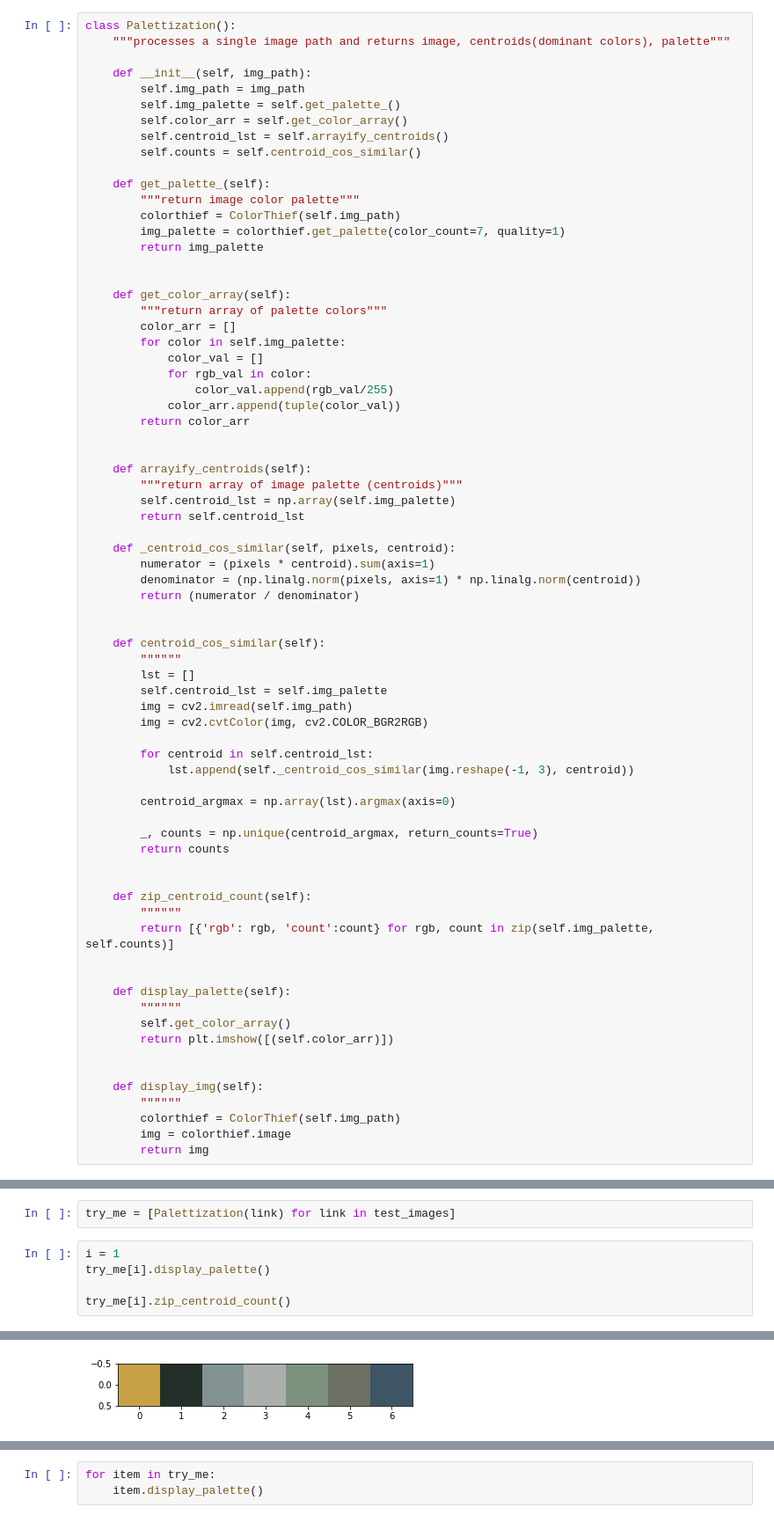
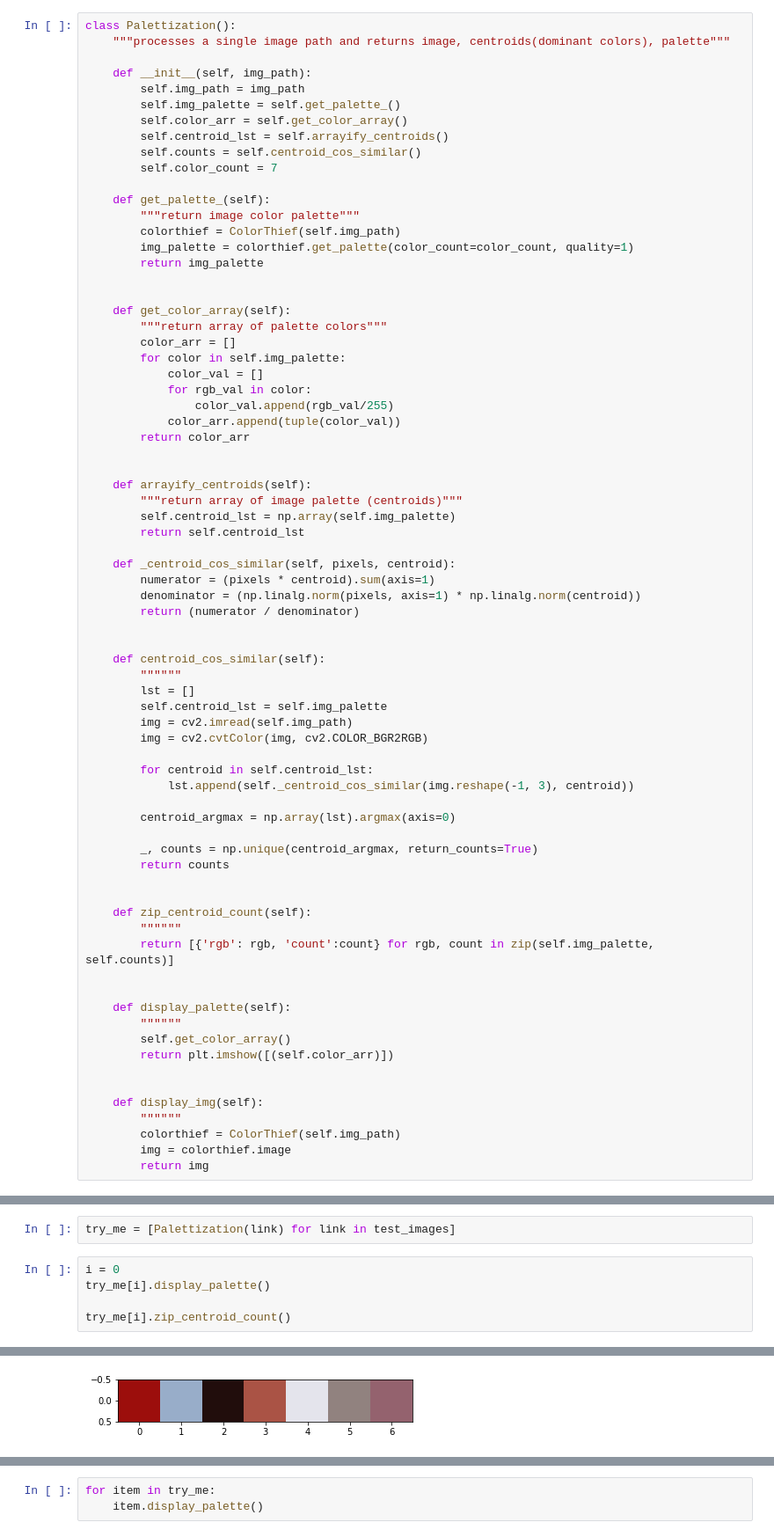
Before and after one commit to TaylorDiego/color_trend_analysis, a Jupyter notebook: notebook/color_quantization.ipynb, the cells around one changed output, grey strips where cells are left out. Shown at 88% size. Cells and saved outputs as stored; diff of their text form.

Commit message:
color harmony explore

```diff
--- a/notebook/color_quantization.ipynb
+++ b/notebook/color_quantization.ipynb
@@ -34,11 +34,12 @@ class Palettization():
         self.color_arr = self.get_color_array()
         self.centroid_lst = self.arrayify_centroids()
         self.counts = self.centroid_cos_similar()
+        self.color_count = 7
 
     def get_palette_(self):
         """return image color palette"""
         colorthief = ColorThief(self.img_path)
-        img_palette = colorthief.get_palette(color_count=7, quality=1)
+        img_palette = colorthief.get_palette(color_count=color_count, quality=1)
         return img_palette
 
 
@@ -111,7 +114,7 @@ palette_me_now.zip_centroid_count()
 # %%
 try_me = [Palettization(link) for link in test_images]
 # %%
-i = 1
+i = 0
 try_me[i].display_palette()
 
 try_me[i].zip_centroid_count()
@@ -126,4 +129,4 @@ try_me[i].zip_centroid_count()
-[figure, old version]
+[figure, new version]
 # %%
 try_me[i].display_img()
 # %% [output]
```
Also changed, not shown: parts of 21 cells of this notebook.
